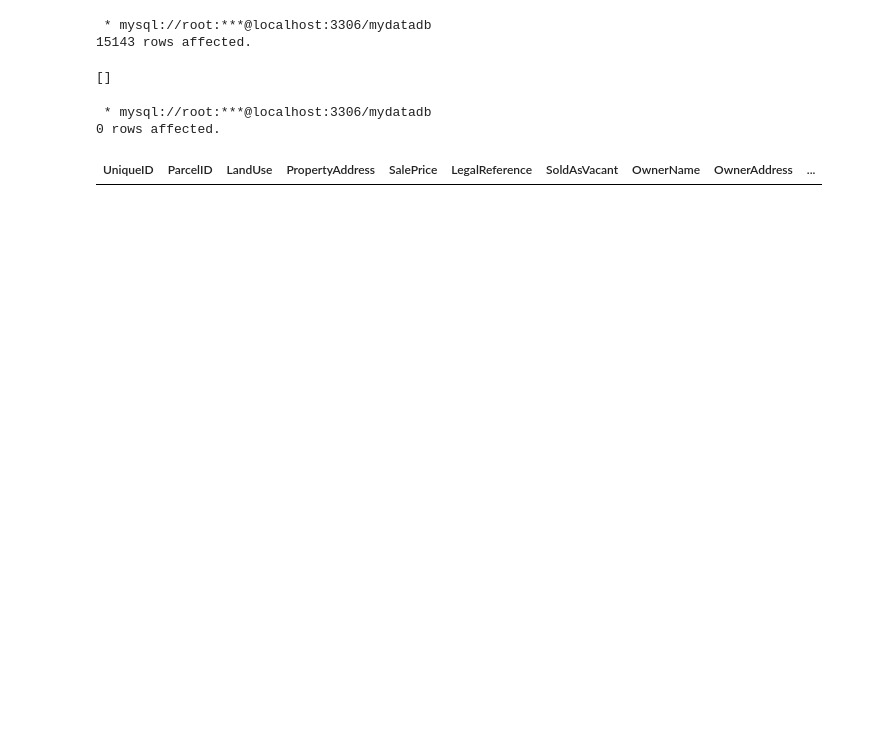
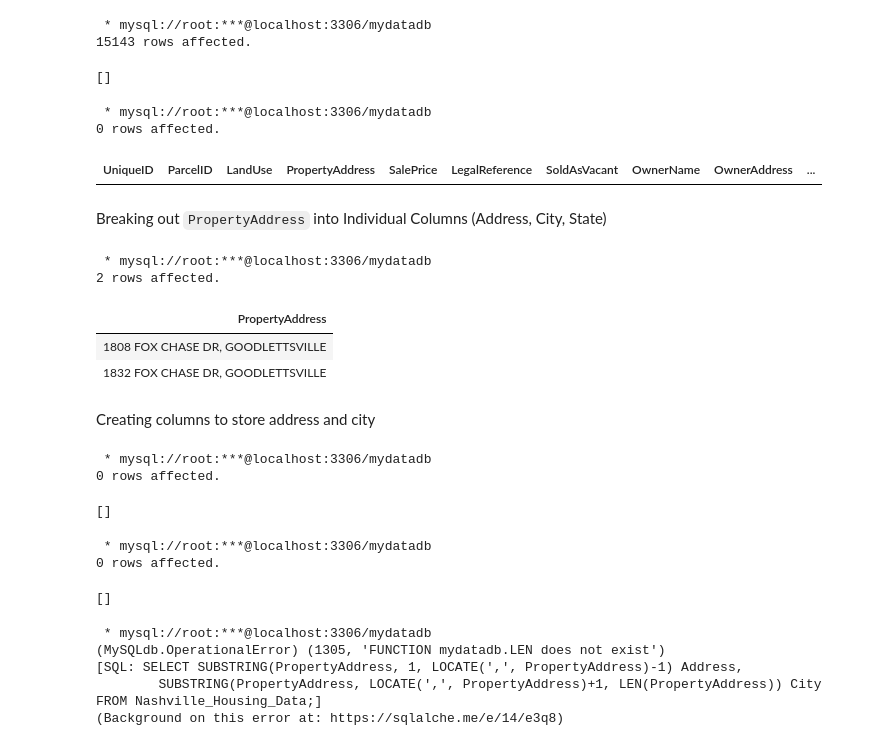
Before and after one commit to ncdas/Data_Cleaning_SQL-Nashville-Housing-Data, a Jupyter notebook: data_cleaning_nashville.ipynb, the cells around one changed output. Cells and saved outputs as stored; diff of their text form; code cells hidden in the pictures; blank space fills up the shorter version.

Commit message:
ALTER TABLE, SUBSTRING, LOCATE, CHAR_LENGTH

```diff
--- a/data_cleaning_nashville.ipynb
+++ b/data_cleaning_nashville.ipynb
@@ -231,3 +231,50 @@ WHERE PropertyAddress is null;
  * mysql://root:***@localhost:3306/mydatadb
 0 rows affected.
 | UniqueID | ParcelID | LandUse | PropertyAddress | SalePrice | LegalReference | SoldAsVacant | OwnerName | OwnerAddress | ... |
+# %% [markdown]
+Breaking out `PropertyAddress` into Individual Columns (Address, City, State)
+# %%
+%%sql
+
+SELECT PropertyAddress
+FROM Nashville_Housing_Data
+LIMIT 2;
+# %% [output]
+ * mysql://root:***@localhost:3306/mydatadb
+2 rows affected.
+| PropertyAddress |
+| 1808 FOX CHASE DR, GOODLETTSVILLE |
+| 1832 FOX CHASE DR, GOODLETTSVILLE |
+# %% [markdown]
+Creating columns to store address and city
+# %%
+%%sql
+
+ALTER TABLE Nashville_Housing_Data
+ADD property_address nvarchar(255);
+# %% [output]
+ * mysql://root:***@localhost:3306/mydatadb
+0 rows affected.
+[]
+# %%
+%%sql
+
+ALTER TABLE Nashville_Housing_Data
+ADD property_city nvarchar(255);
+# %% [output]
+ * mysql://root:***@localhost:3306/mydatadb
+0 rows affected.
+[]
+# %%
+%%sql
+
+SELECT SUBSTRING(PropertyAddress, 1, LOCATE(',', PropertyAddress)-1) Address,
+        SUBSTRING(PropertyAddress, LOCATE(',', PropertyAddress)+1, LEN(PropertyAddress)) City
+FROM Nashville_Housing_Data;
+# %% [output]
+ * mysql://root:***@localhost:3306/mydatadb
+(MySQLdb.OperationalError) (1305, 'FUNCTION mydatadb.LEN does not exist')
+[SQL: SELECT SUBSTRING(PropertyAddress, 1, LOCATE(',', PropertyAddress)-1) Address,
+        SUBSTRING(PropertyAddress, LOCATE(',', PropertyAddress)+1, LEN(PropertyAddress)) City
+FROM Nashville_Housing_Data;]
+(Background on this error at: https://sqlalche.me/e/14/e3q8)
```
Also changed, not shown: parts of 5 cells of this notebook.
